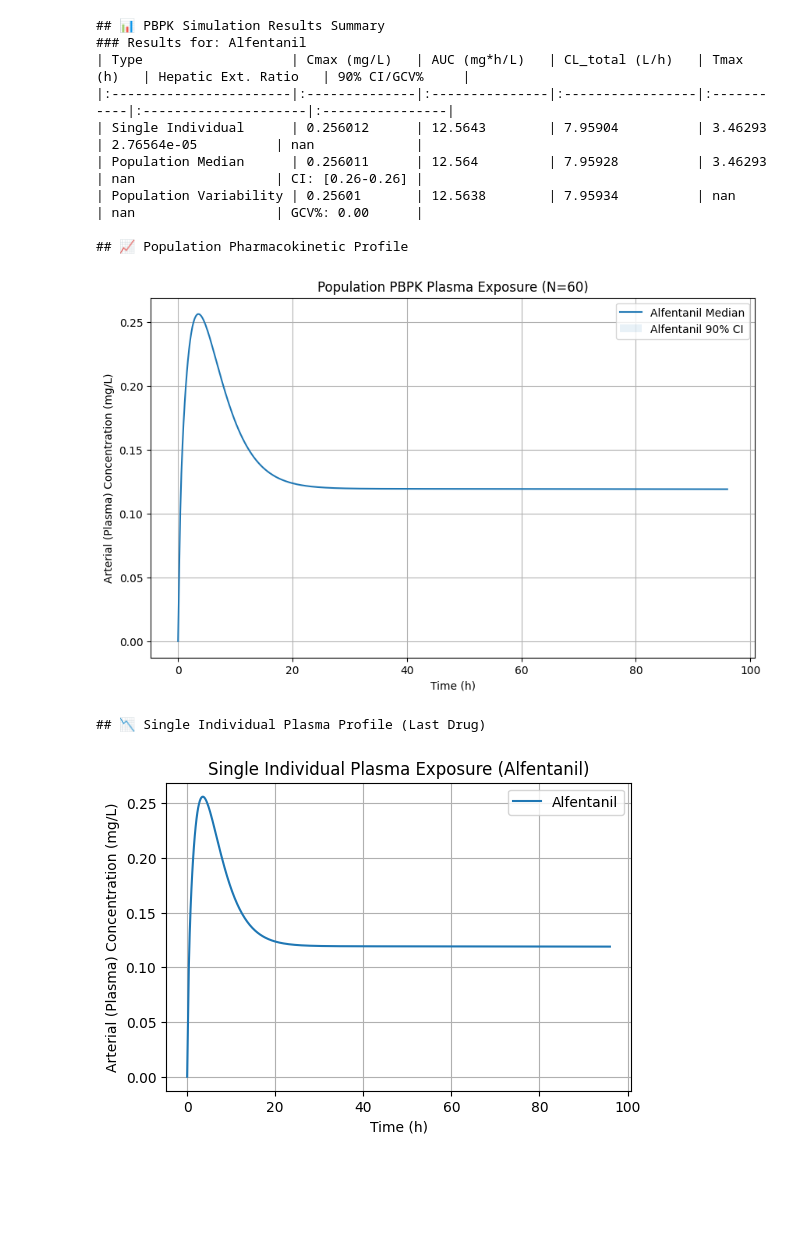
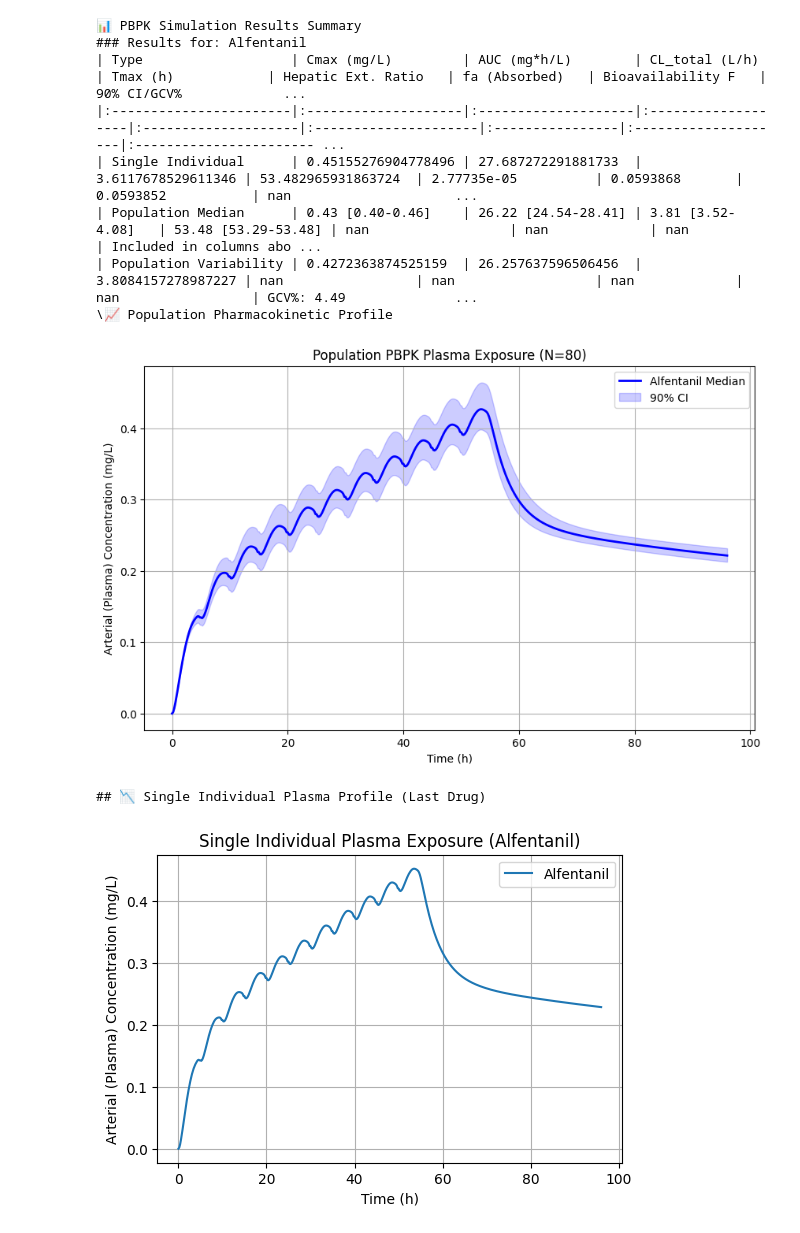
Before and after one commit to RRADJon/pyPBPK_dev, a Jupyter notebook: pyPBPK_cleaned.ipynb, the cells around one changed output. Cells and saved outputs as stored; diff of their text form; code cells hidden in the pictures; blank space fills up the shorter version.

```diff
--- a/pyPBPK_cleaned.ipynb
+++ b/pyPBPK_cleaned.ipynb
@@ -437,7 +538,7 @@ def run_and_evaluate_pbpk(drug_params, physiology_base, t_eval, n_individuals=20
 #@markdown **⚙️Simulation Setup**
 
 #@markdown **Number of Individuals:** The size of the simulated patient population ($N$). Higher $N$ leads to smoother population curves but takes longer to run.
-n_pop_indiv = 60 #@param {type:"slider", min:10, max:500, step:10}
+n_pop_indiv = 80 #@param {type:"slider", min:10, max:500, step:10}
 #@markdown **Simulation Time ($t_{end}$ in h):** The total duration of the PK simulation.
 t_end = 96 #@param {type:"slider", min:12, max:168, step:12}
 n_points = 500
@@ -454,8 +555,12 @@ Drug_Name = "Alfentanil" #@param {type:"string"}
 #@markdown Route/Dose: Defines how the drug enters the system (Oral: Stomach Lumen; IV: Venous Blood).
 Route_of_Administration = "oral" #@param ["oral", "iv"]
 Dose_mg = 100 #@param {type:"number", min:1, max:1000}
+repeat_doses= True #@param {type: "boolean"}
+Number_of_Doses = 11 #@param {type:"slider", min:1, max:20, step:1}
+Dosing_Interval_h = 5 #@param {type:"number"}
 
-
+# Create a list of dose times
+dose_times = [i * Dosing_Interval_h for i in range(Number_of_Doses)]
 
 # Solubility at reference pH
 Solubility_mg_per_mL = 0.034  #@param {type:"number"}
@@ -477,7 +582,7 @@ Plasma_Protein_Binding_Partner = "Albumin" #@param {type:"string"}
 #@markdown $P_{eff}$ (Effective Permeability, $cm/min$): Used to calculate $KA$. Represents the drug's ability to cross the gut wall.
 P_eff_transcellular_cm_min = 5.7e-4 #@param {type:"number"}
 #@markdown Explicit oral F or bioavailability
-Bioavailability_F = 0.42 #@param {type:"number"}
+Bioavailability_F = 1 #@param {type:"number"}
 
 
 # === Clearance ===
@@ -549,9 +654,12 @@ new_drug_params = {
         "CYP2C9": CLint_CYP2C9
     },
 
-    "Kp": Kp_map
+    "Kp": Kp_map,
+
+    "dose_mg": Dose_mg,
+    "dose_times": dose_times,
+    "interval": Dosing_Interval_h
 }
-
 
 V_gut_total = sum(physiology_base["organs"][seg]["V"] for seg in GI_segments)
 new_drug_params["KA"] = calculate_KA_from_Permeability(
@@ -597,8 +705,12 @@ for drug_params in DRUGS_TO_EVALUATE:
         "CL_total (L/h)": single_res['CL_total (L/h)'],
         "Tmax (h)": single_res['Tmax (h)'],
         "Hepatic Ext. Ratio": single_res['Hepatic Extraction Ratio'],
+        "fa (Absorbed)": single_res.get('Fraction Absorbed (fa)', 0),
+        "Bioavailability F": single_res.get('Emergent F', 0),
         "Type": "Single Individual"
     })
+
+    pop_median_row = pop_report_df[pop_report_df['Type'] == "Population Median"].copy()
 
     final_report_list.append(single_res)
 
@@ -608,13 +720,29 @@ for drug_params in DRUGS_TO_EVALUATE:
 
     single_df = pd.DataFrame([single_individual_metrics[-1]]).set_index('Type')
 
-    combined_summary = pd.concat([single_df, pop_report_df])
+    combined_summary = pd.concat([single_df, pop_report_df], sort=False)
 
     # Store profile data for plotting
     plasma_profiles_data[drug_params["name"]] = {
         'pop_profiles_2d': pop_profiles_2d,
         't_eval': t_eval_res
     }
+
+def calculate_emergent_F(sol, dose, drug, phys):
+    # Total drug that left the lumen and entered the gut tissue
+    total_absorbed = sol.y[state_index["cm_absorbed"]][-1]
+    fa = total_absorbed / dose
+
+    # Calculate Hepatic Extraction (Eh)
+    # Using the Well-Stirred model logic you already have:
+    CL_H_eff, Eh = calculate_CL_H_eff(drug, phys, {"CYP3A4": 1.0, "CYP2D6": 1.0, "CYP2C9": 1.0})
+    fh = 1 - Eh
+
+    # Assuming no gut wall metabolism (fg = 1)
+    fg = 1.0
+
+    emergent_F = fa * fg * fh
+    return emergent_F, fa, Eh
 
 # --- Results Presentation ---
 
@@ -628,12 +756,14 @@ print(combined_summary[[
     "CL_total (L/h)",
     "Tmax (h)",
     "Hepatic Ext. Ratio",
+    "fa (Absorbed)",
+    "Bioavailability F",
     "90% CI/GCV%"
 ]].to_markdown(numalign="left", stralign="left"))
 
 
 # 2. Population Plot
-print("\n📈 Population Pharmacokinetic Profile")
+print("\📈 Population Pharmacokinetic Profile")
 plt.figure(figsize=(10, 6))
 
 for drug_name, data in plasma_profiles_data.items():
@@ -641,43 +771,43 @@ for drug_name, data in plasma_profiles_data.items():
     t_eval = data['t_eval']
 
     if pop_profiles_2d.shape[0] > 1:
+    # axis=0 calculates across the individuals for every time poin
         median_plasma = np.percentile(pop_profiles_2d, 50, axis=0)
         lower_plasma = np.percentile(pop_profiles_2d, 5, axis=0)
         upper_plasma = np.percentile(pop_profiles_2d, 95, axis=0)
 
-        plt.plot(t_eval, median_plasma, label=f'{drug_name} Median')
-        plt.fill_between(t_eval, lower_plasma, upper_plasma, alpha=0.1, label=f'{drug_name} 90% CI')
+        plt.plot(t_eval, median_plasma, label=f'{drug_name} Median', color='blue', linewidth=2)
+        plt.fill_between(t_eval, lower_plasma, upper_plasma, color='blue', alpha=0.2, label='90% CI')
     else:
         print(f"Warning: {drug_name} has insufficient concentration data for plotting (only {pop_profiles_2d.shape[0]} runs available).")
 
 plt.xlabel("Time (h)")
 plt.ylabel("Arterial (Plasma) Concentration (mg/L)")
 plt.title(f"Population PBPK Plasma Exposure (N={n_pop_indiv})")
 plt.legend()
 plt.grid(True)
 plt.show()
 
 # 3. Individual Plot (Last Drug)
 print("\n## 📉 Single Individual Plasma Profile (Last Drug)")
 
 plt.figure(figsize=(6, 4))
 plt.plot(t_eval, last_C_art_single, label=f'{DRUGS_TO_EVALUATE[-1]["name"]}')
 plt.xlabel("Time (h)")
 plt.ylabel("Arterial (Plasma) Concentration (mg/L)")
 plt.title(f"Single Individual Plasma Exposure ({DRUGS_TO_EVALUATE[-1]['name']})")
 plt.legend()
 plt.grid(True)
 plt.show()
 # %% [output]
-## 📊 PBPK Simulation Results Summary
+📊 PBPK Simulation Results Summary
 ### Results for: Alfentanil
-| Type                   | Cmax (mg/L)   | AUC (mg*h/L)   | CL_total (L/h)   | Tmax (h)   | Hepatic Ext. Ratio   | 90% CI/GCV%     |
-|:-----------------------|:--------------|:---------------|:-----------------|:-----------|:---------------------|:----------------|
-| Single Individual      | 0.256012      | 12.5643        | 7.95904          | 3.46293    | 2.76564e-05          | nan             |
-| Population Median      | 0.256011      | 12.564         | 7.95928          | 3.46293    | nan                  | CI: [0.26-0.26] |
-| Population Variability | 0.25601       | 12.5638        | 7.95934          | nan        | nan                  | GCV%: 0.00      |
-
-## 📈 Population Pharmacokinetic Profile
+| Type                   | Cmax (mg/L)         | AUC (mg*h/L)        | CL_total (L/h)     | Tmax (h)            | Hepatic Ext. Ratio   | fa (Absorbed)   | Bioavailability F   | 90% CI/GCV%             ...
+|:-----------------------|:--------------------|:--------------------|:-------------------|:--------------------|:---------------------|:----------------|:--------------------|:----------------------- ...
+| Single Individual      | 0.45155276904778496 | 27.687272291881733  | 3.6117678529611346 | 53.482965931863724  | 2.77735e-05          | 0.0593868       | 0.0593852           | nan                     ...
+| Population Median      | 0.43 [0.40-0.46]    | 26.22 [24.54-28.41] | 3.81 [3.52-4.08]   | 53.48 [53.29-53.48] | nan                  | nan             | nan                 | Included in columns abo ...
+| Population Variability | 0.4272363874525159  | 26.257637596506456  | 3.8084157278987227 | nan                 | nan                  | nan             | nan                 | GCV%: 4.49              ...
+\📈 Population Pharmacokinetic Profile
-[figure, old version]
+[figure, new version]
 ## 📉 Single Individual Plasma Profile (Last Drug)
-[figure, old version]
+[figure, new version]
```
Also changed, not shown: parts of 3 cells of this notebook.
